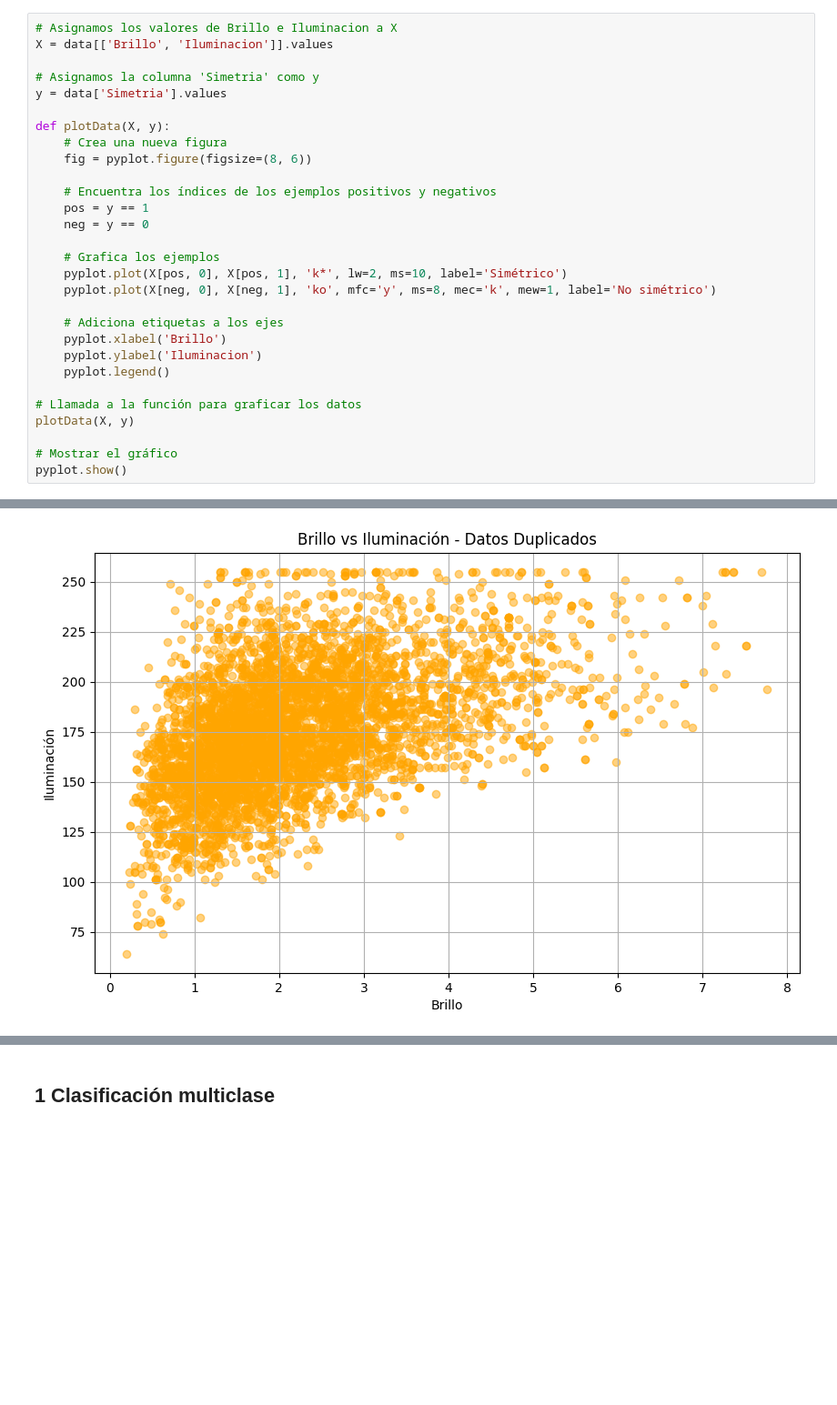
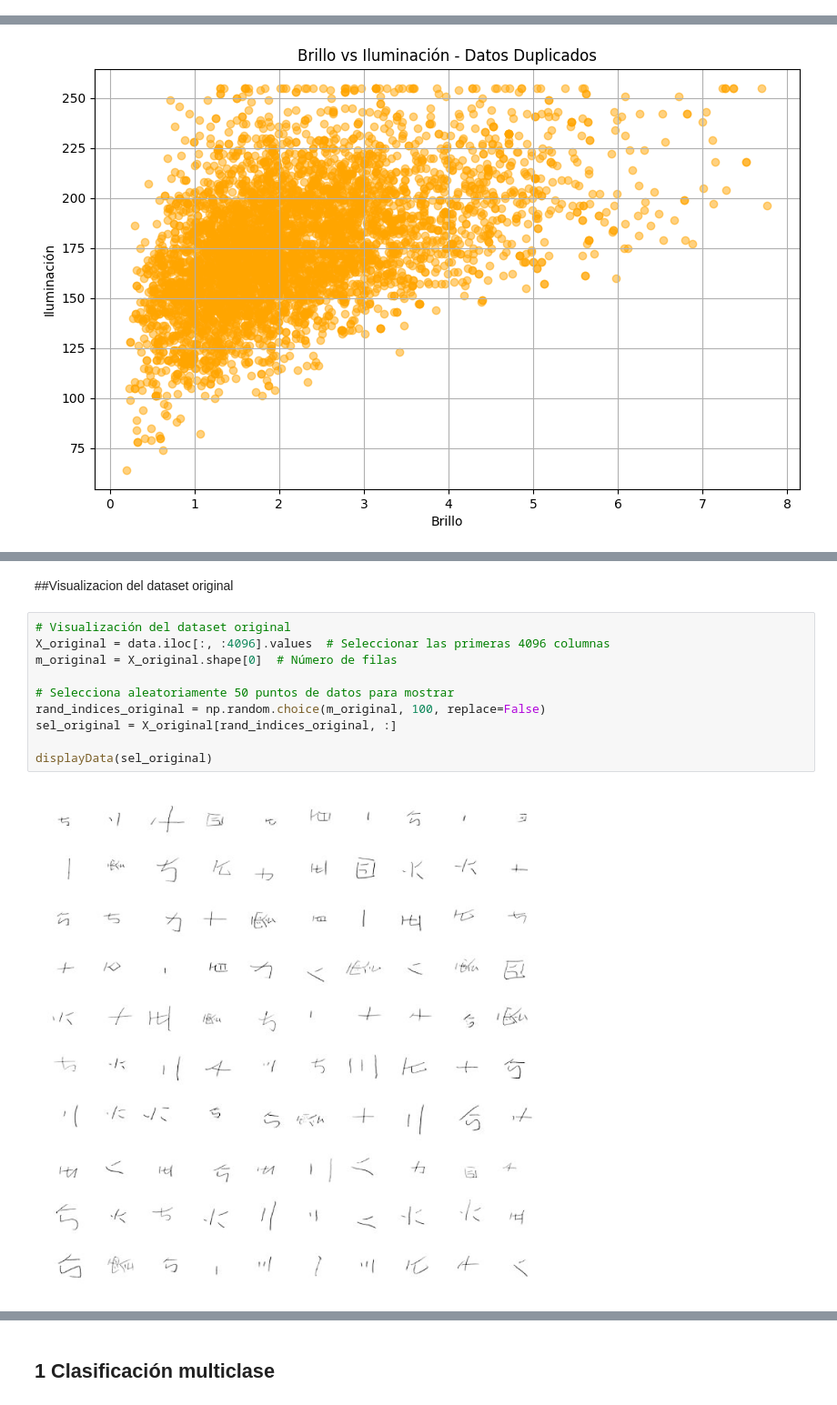
Before and after one commit to CoaDiego/SIS420---IA, a Jupyter notebook: 1erParcial/1erParcial_MNIST_PCA.ipynb, the cells around one changed output, grey strips where cells are left out. Shown at 91% size. Saved outputs shown, nothing was run; the diff lists cells and outputs as text; blank space fills up the shorter version.

```diff
--- a/1erParcial/1erParcial_MNIST_PCA.ipynb
+++ b/1erParcial/1erParcial_MNIST_PCA.ipynb
@@ -529,32 +505,3 @@ print(data_am.shape)
-# %%
-# Asignamos los valores de Brillo e Iluminacion a X
-X = data[['Brillo', 'Iluminacion']].values
-
-# Asignamos la columna 'Simetria' como y
-y = data['Simetria'].values
-
-def plotData(X, y):
-    # Crea una nueva figura
-    fig = pyplot.figure(figsize=(8, 6))
-
-    # Encuentra los índices de los ejemplos positivos y negativos
-    pos = y == 1
-    neg = y == 0
-
-    # Grafica los ejemplos
-    pyplot.plot(X[pos, 0], X[pos, 1], 'k*', lw=2, ms=10, label='Simétrico')
-    pyplot.plot(X[neg, 0], X[neg, 1], 'ko', mfc='y', ms=8, mec='k', mew=1, label='No simétrico')
-
-    # Adiciona etiquetas a los ejes
-    pyplot.xlabel('Brillo')
-    pyplot.ylabel('Iluminacion')
-    pyplot.legend()
-
-# Llamada a la función para graficar los datos
-plotData(X, y)
-
-# Mostrar el gráfico
-pyplot.show()
 # %%
 # Graficar el DataFrame original
 pyplot.figure(figsize=(10, 6))
@@ -633,0 +571,14 @@ plt.show()
+# %% [markdown]
+##Visualizacion del dataset original
+# %%
+# Visualización del dataset original
+X_original = data.iloc[:, :4096].values  # Seleccionar las primeras 4096 columnas
+m_original = X_original.shape[0]  # Número de filas
+
+# Selecciona aleatoriamente 50 puntos de datos para mostrar
+rand_indices_original = np.random.choice(m_original, 100, replace=False)
+sel_original = X_original[rand_indices_original, :]
+
+displayData(sel_original)
+# %% [output]
+[figure, added]
```
Also changed, not shown: parts of 23 cells of this notebook.
